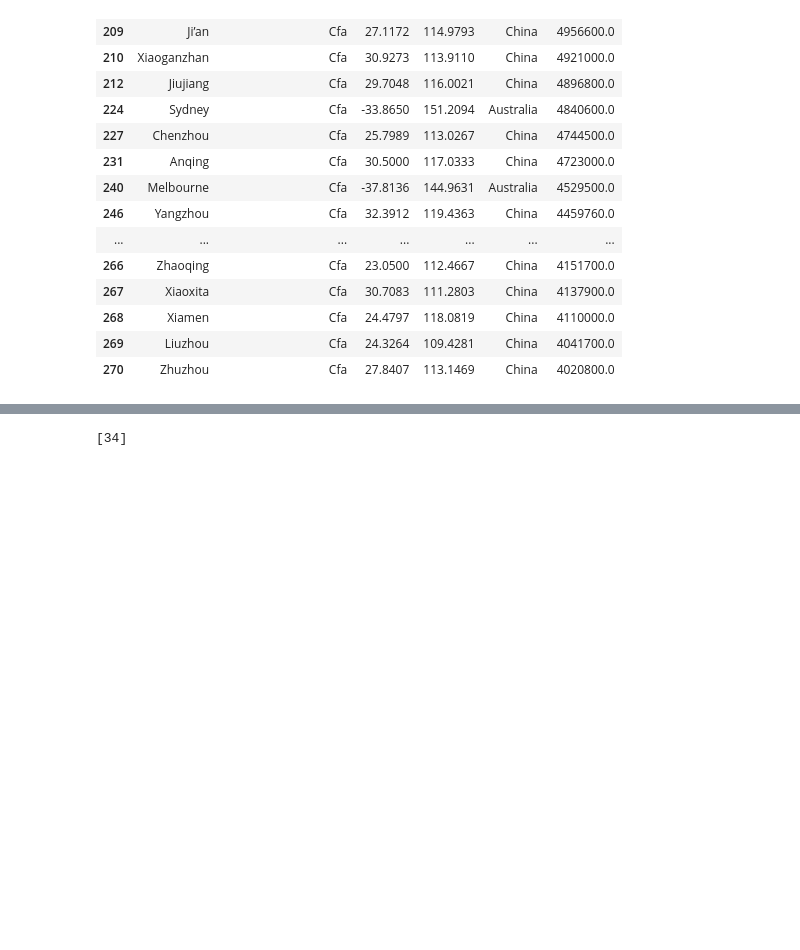
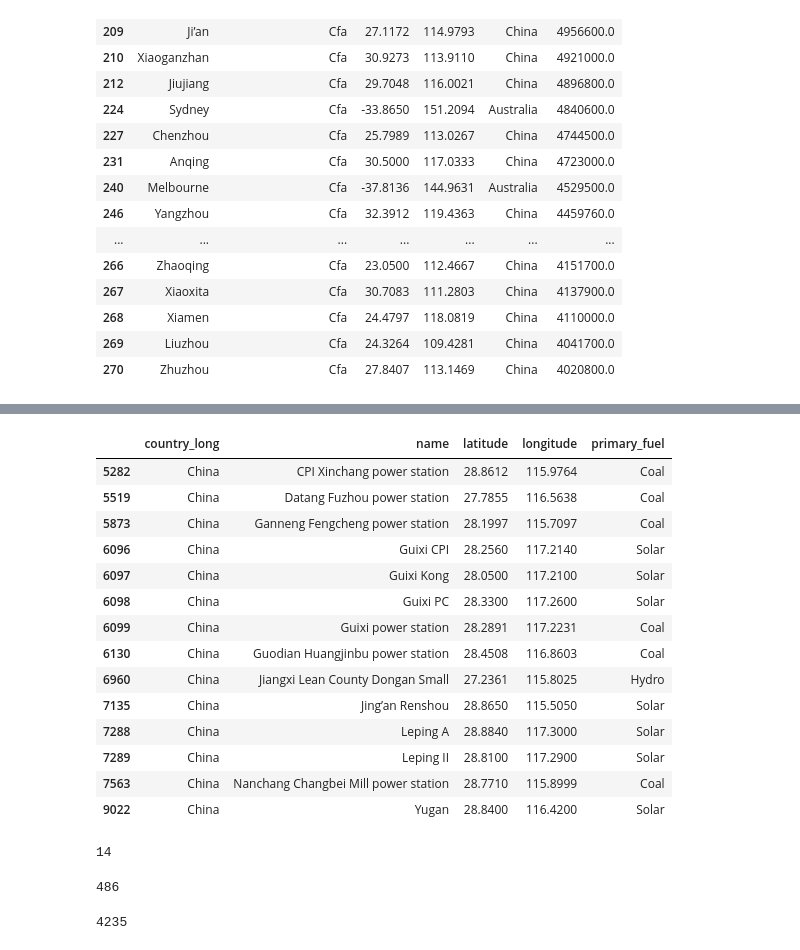
Before and after one commit to luonri11/project-1-repo, a Jupyter notebook: Pollution by power plant.ipynb, the cells around one changed output, grey strips where cells are left out. Saved outputs shown, nothing was run; the diff lists cells and outputs as text; code cells hidden in the pictures; blank space fills up the shorter version.

```diff
--- a/Pollution by power plant.ipynb
+++ b/Pollution by power plant.ipynb
@@ -209,6 +525,69 @@ print(data_lat_long["data"]["current"]["pollution"]["aqius"])
+# %%
+# filtering powerplants data frame within 1 degree to Fuzhou
+
+fuzhou_filter_df = filter_df.set_index("City")
+fuzhou_lat= fuzhou_filter_df.loc["Fuzhou", "Lat"]
+fuzhou_lat
+
+fuzhou_filter_df = filter_df.set_index("City")
+fuzhou_lon= fuzhou_filter_df.loc["Fuzhou", "Lon"]
+fuzhou_lon
+
+fuzhou_lat_filter_min= fuzhou_lat-1
+fuzhou_lat_filter_max= fuzhou_lat+1
+
+fuzhou_lon_filter_min= fuzhou_lon-1
+fuzhou_lon_filter_max= fuzhou_lon+1
+
+lat_fuzhou_filter_powerplants_df = powerplants_df.loc[(powerplants_df['latitude'] >=fuzhou_lat_filter_min) & (powerplants_df['latitude'] <= fuzhou_lat_filter_max)]
+lat_lon_fuzhou_filter_powerplants_df = lat_fuzhou_filter_powerplants_df.loc[(powerplants_df['longitude'] >=fuzhou_lon_filter_min) & (powerplants_df['longitude'] <= fuzhou_lon_filter_max)]
+
+lat_lon_fuzhou_filter_powerplants_df
+# reveals power plants within close proximity to Fuzhou
+# %% [output]
+|  | country_long | name | latitude | longitude | primary_fuel |
+| 5282 | China | CPI Xinchang power station | 28.8612 | 115.9764 | Coal |
+| 5519 | China | Datang Fuzhou power station | 27.7855 | 116.5638 | Coal |
+| 5873 | China | Ganneng Fengcheng power station | 28.1997 | 115.7097 | Coal |
+| 6096 | China | Guixi CPI | 28.2560 | 117.2140 | Solar |
+| 6097 | China | Guixi Kong | 28.0500 | 117.2100 | Solar |
+| 6098 | China | Guixi PC | 28.3300 | 117.2600 | Solar |
+| 6099 | China | Guixi power station | 28.2891 | 117.2231 | Coal |
+| 6130 | China | Guodian Huangjinbu power station | 28.4508 | 116.8603 | Coal |
+| 6960 | China | Jiangxi Lean County Dongan Small | 27.2361 | 115.8025 | Hydro |
+| 7135 | China | Jing’an Renshou | 28.8650 | 115.5050 | Solar |
+| 7288 | China | Leping A | 28.8840 | 117.3000 | Solar |
+| 7289 | China | Leping II | 28.8100 | 117.2900 | Solar |
+| 7563 | China | Nanchang Changbei Mill power station | 28.7710 | 115.8999 | Coal |
+| 9022 | China | Yugan | 28.8400 | 116.4200 | Solar |
+# %%
+# the amount of power plants within 1 degree of proximity (lat/lon) to Fuzhou
+lat_lon_fuzhou_filter_powerplants_df.__len__()
+# %% [output]
+14
+# %%
+# sort power plants csv by power plants in Australia
+country_long = "Australia"
+
+powerplants_australia = powerplants_df.loc[(powerplants_df['country_long']==country_long)]
+powerplants_australia.__len__()
+
+# reveals there are 486 power plants within Australia
+# %% [output]
+486
+# %%
+# sort power plants csv by power plants in China
+country_long = "China"
+
+powerplants_china = powerplants_df.loc[(powerplants_df['country_long']==country_long)]
+powerplants_china.__len__()
+
+# reveals there are 486 power plants within China
+# %% [output]
+4235
 # %%
-test_list=[]
-test_list.append(data_lat_long["data"]["current"]["pollution"]["aqius"])
-test_list
+# used this to test appending to lists from API
+
+# test_list=[]
+# test_list.append(data_lat_long["data"]["current"]["pollution"]["aqius"])
+# test_list
-# %% [output]
-[34]
```
Also changed, not shown: parts of 26 cells of this notebook, 3 other files.
